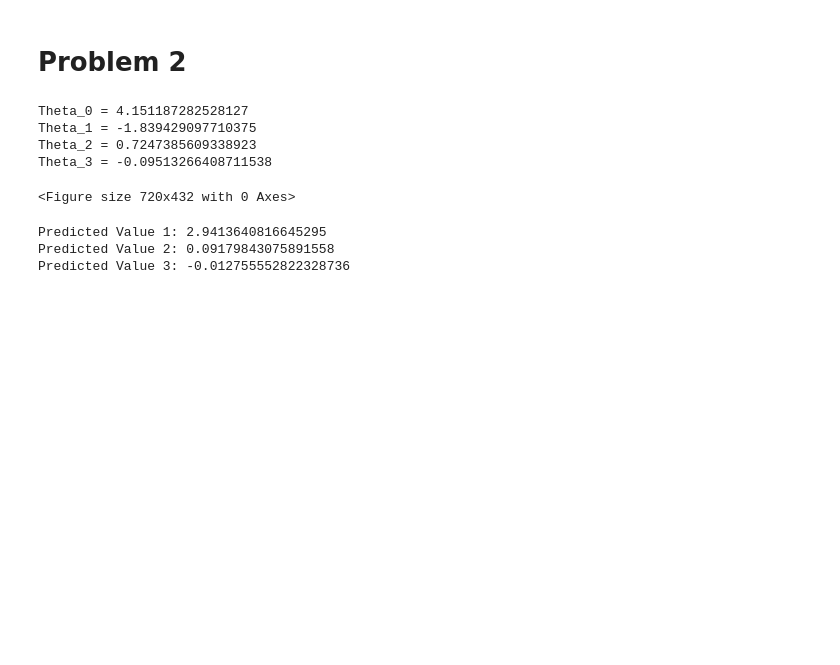
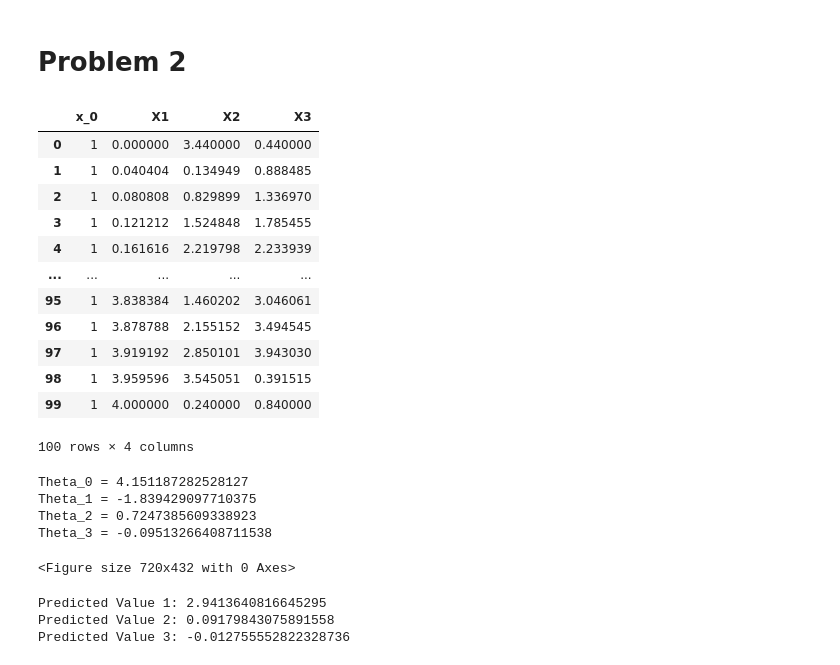
Before and after one commit to mrNoahItAllss/INTRO_TO_ML_REPO, a Jupyter notebook: HW0_linearRegresion/HW0_Rev1.ipynb, the cells around one changed output. Saved outputs shown, nothing was run; the diff lists cells and outputs as text; code cells hidden in the pictures; blank space fills up the shorter version.

```diff
--- a/HW0_linearRegresion/HW0_Rev1.ipynb
+++ b/HW0_linearRegresion/HW0_Rev1.ipynb
@@ -139,6 +139,22 @@ X = df2.drop(columns='Y')
 Y = df2.values[:,4]
 # Declare theta
 theta = np.array([0]*len(X.columns))
+# %%
+X
+# %% [output]
+|  | x_0 | X1 | X2 | X3 |
+| 0 | 1 | 0.000000 | 3.440000 | 0.440000 |
+| 1 | 1 | 0.040404 | 0.134949 | 0.888485 |
+| 2 | 1 | 0.080808 | 0.829899 | 1.336970 |
+| 3 | 1 | 0.121212 | 1.524848 | 1.785455 |
+| 4 | 1 | 0.161616 | 2.219798 | 2.233939 |
+| ... | ... | ... | ... | ... |
+| 95 | 1 | 3.838384 | 1.460202 | 3.046061 |
+| 96 | 1 | 3.878788 | 2.155152 | 3.494545 |
+| 97 | 1 | 3.919192 | 2.850101 | 3.943030 |
+| 98 | 1 | 3.959596 | 3.545051 | 0.391515 |
+| 99 | 1 | 4.000000 | 0.240000 | 0.840000 |
+100 rows × 4 columns
 # %%
 # Run the linear regression algorithm
 model, cost_func = gradient_descent(X,Y,theta,alpha2,iterations2)
```
Also changed, not shown: parts of 8 cells of this notebook, 20 other files.
